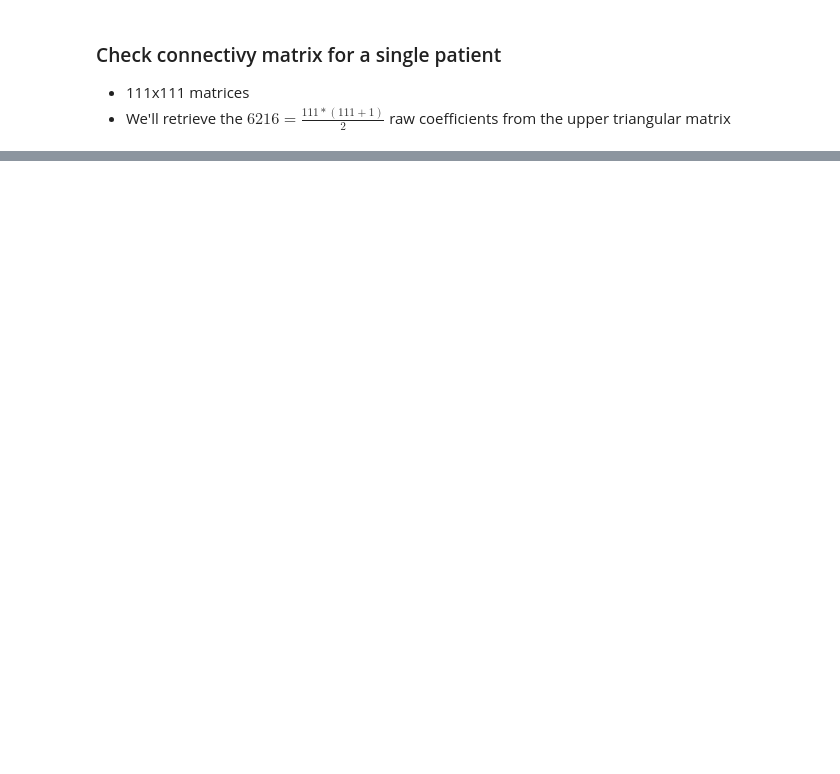
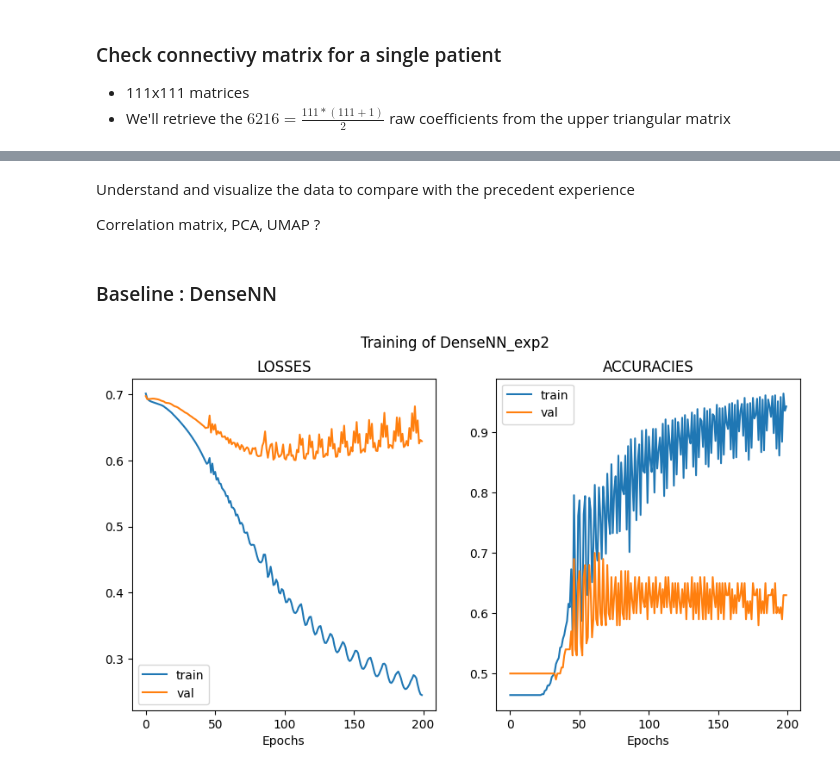
Before and after one commit to balthazarneveu/spectral_graph_convolutions, a Jupyter notebook: studies/abide_dataset_exploration.ipynb, the cells around one changed output, grey strips where cells are left out. Saved outputs shown, nothing was run; the diff lists cells and outputs as text; code cells hidden in the pictures; blank space fills up the shorter version.

Commit message:
experiences on Chebconv

```diff
--- a/studies/abide_dataset_exploration.ipynb
+++ b/studies/abide_dataset_exploration.ipynb
@@ -188,0 +208,14 @@ print(f"Test loss: {loss_test.item():.4f}, Test accuracy: {acc_test.item():.4f}"
+# %%
+training_dict_exp2 = get_training_dict_exp2(dat, nb_train=700, nb_val=100, override=False)
+# put to tensor and to device
+training_dict_exp2[TRAIN_MASK] = torch.LongTensor(training_dict_exp2[TRAIN_MASK])
+training_dict_exp2[VAL_MASK] = torch.LongTensor(training_dict_exp2[VAL_MASK])
+training_dict_exp2[TEST_MASK] = torch.LongTensor(training_dict_exp2[TEST_MASK])
+training_dict_exp2[INPUTS] = torch.tensor(training_dict_exp2[INPUTS], dtype=torch.float32).to(device)
+training_dict_exp2[LABELS] = torch.tensor(training_dict_exp2[LABELS], dtype=torch.float32).unsqueeze(1).to(device)
+
+in_channels_exp2 = training_dict_exp2[INPUTS].shape[1]
+# %% [markdown]
+Understand and visualize the data to compare with the precedent experience
+
+Correlation matrix, PCA, UMAP ?
@@ -188,0 +227,17 @@ print(f"Test loss: {loss_test.item():.4f}, Test accuracy: {acc_test.item():.4f}"
+# %% [markdown]
+### Baseline : DenseNN
+# %%
+DenseNN_exp2 = DenseNN(in_channels_exp2,
+                       hdim=64)
+# %%
+if training_dict_exp2[LABELS].ndim > 1:
+    training_dict_exp2[LABELS] = training_dict_exp2[LABELS].squeeze(1)
+DenseNN_exp2, DenseNN_exp2_train_log, DenseNN_exp2_val_log = train(DenseNN_exp2,
+                                                                   training_dict_exp2,
+                                                                   nEpochs=200,
+                                                                   optimizer_params={'lr': 0.001,
+                                                                                     'weight_decay': 0.05})
+# %%
+plot_learning_curves(DenseNN_exp2_train_log, DenseNN_exp2_val_log, title="Training of DenseNN_exp2")
+# %% [output]
+[figure, added]
```
Also changed, not shown: parts of 47 cells of this notebook, 2 other files.
